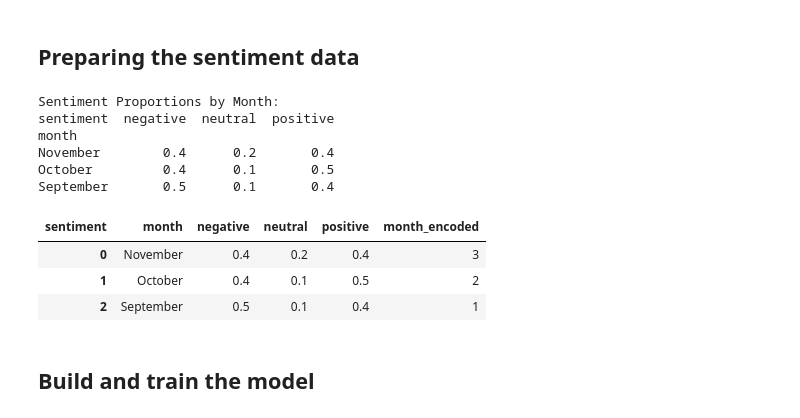
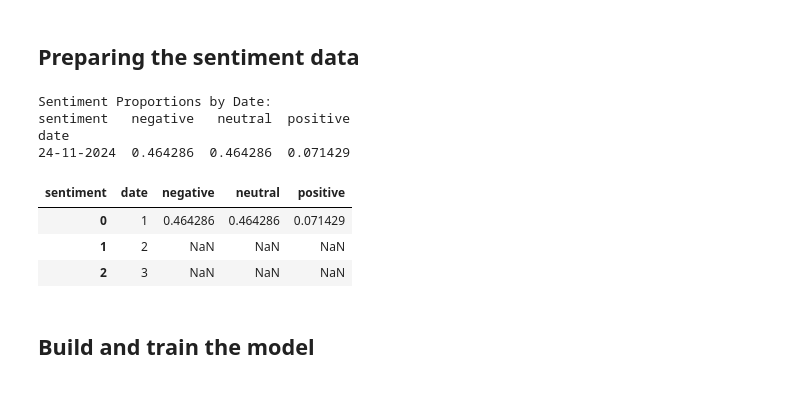
Before and after one commit to elz-ming/ccbd_ui, a Jupyter notebook: api/task6-prediction.ipynb, the cells around one changed output. Drawn from its saved outputs; the diff is of its cells as text; code cells hidden in the pictures.

Commit message:
predict date instead of month

```diff
--- a/api/task6-prediction.ipynb
+++ b/api/task6-prediction.ipynb
@@ -166,40 +171,38 @@ results = [
 df = pd.DataFrame(results)
 
 # Separate sentiment counts by month
-sentiment_counts_by_month = df.groupby('month')['sentiment'].value_counts().unstack(fill_value=0)
+sentiment_counts_by_date = df.groupby('date')['sentiment'].value_counts().unstack(fill_value=0)
 
 # Calculate proportions
-sentiment_proportions = sentiment_counts_by_month.div(sentiment_counts_by_month.sum(axis=1), axis=0)
+sentiment_proportions = sentiment_counts_by_date.div(sentiment_counts_by_date.sum(axis=1), axis=0)
 
 # Display proportions
-print("Sentiment Proportions by Month:")
+print("Sentiment Proportions by Date:")
 print(sentiment_proportions)
 # %% [output]
-Sentiment Proportions by Month:
-sentiment  negative  neutral  positive
-month
-November        0.4      0.2       0.4
-October         0.4      0.1       0.5
-September       0.5      0.1       0.4
+Sentiment Proportions by Date:
+sentiment   negative   neutral  positive
+date
+24-11-2024  0.464286  0.464286  0.071429
 # %%
-sentiment_proportions = pd.DataFrame(sentiment_proportions, index=['November', 'October', 'September'])
+sentiment_proportions = pd.DataFrame(sentiment_proportions, index=['24-11-2024', '23-11-2024', '22-11-2024'])
 
 # Reset index to turn 'month' into a column
 sentiment_proportions = sentiment_proportions.reset_index()
 
 # Rename the index column to 'month'
-sentiment_proportions = sentiment_proportions.rename(columns={'index': 'month'})
+sentiment_proportions = sentiment_proportions.rename(columns={'index': 'date'})
 
 # Map months to numeric values
-sentiment_proportions['month_encoded'] = sentiment_proportions['month'].map({"September": 1, "October": 2, "November": 3})
+sentiment_proportions['date'] = sentiment_proportions['date'].map({"24-11-2024": 1, "23-11-2024": 2, "22-11-2024": 3})
 
 # Display the updated DataFrame
 sentiment_proportions
 # %% [output]
-| sentiment | month | negative | neutral | positive | month_encoded |
-| 0 | November | 0.4 | 0.2 | 0.4 | 3 |
-| 1 | October | 0.4 | 0.1 | 0.5 | 2 |
-| 2 | September | 0.5 | 0.1 | 0.4 | 1 |
+| sentiment | date | negative | neutral | positive |
+| 0 | 1 | 0.464286 | 0.464286 | 0.071429 |
+| 1 | 2 | NaN | NaN | NaN |
+| 2 | 3 | NaN | NaN | NaN |
 # %% [markdown]
 ## Build and train the model
 # %%
```
Also changed, not shown: parts of 6 cells of this notebook, 2 other files.
